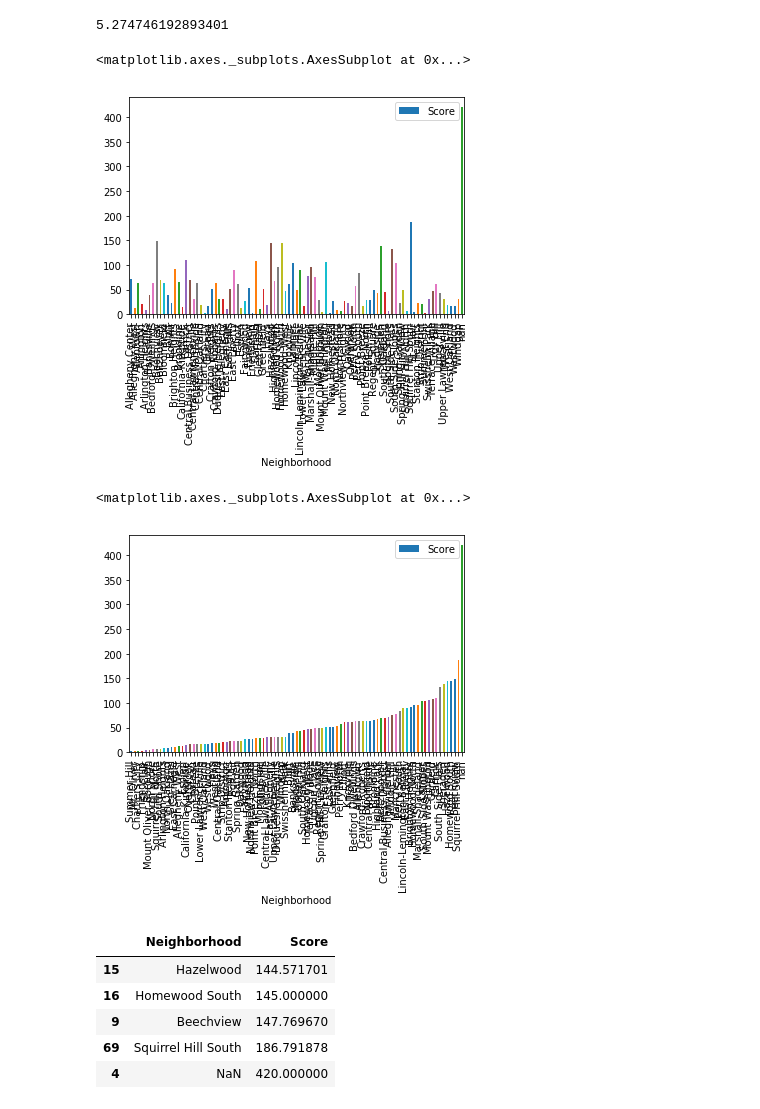
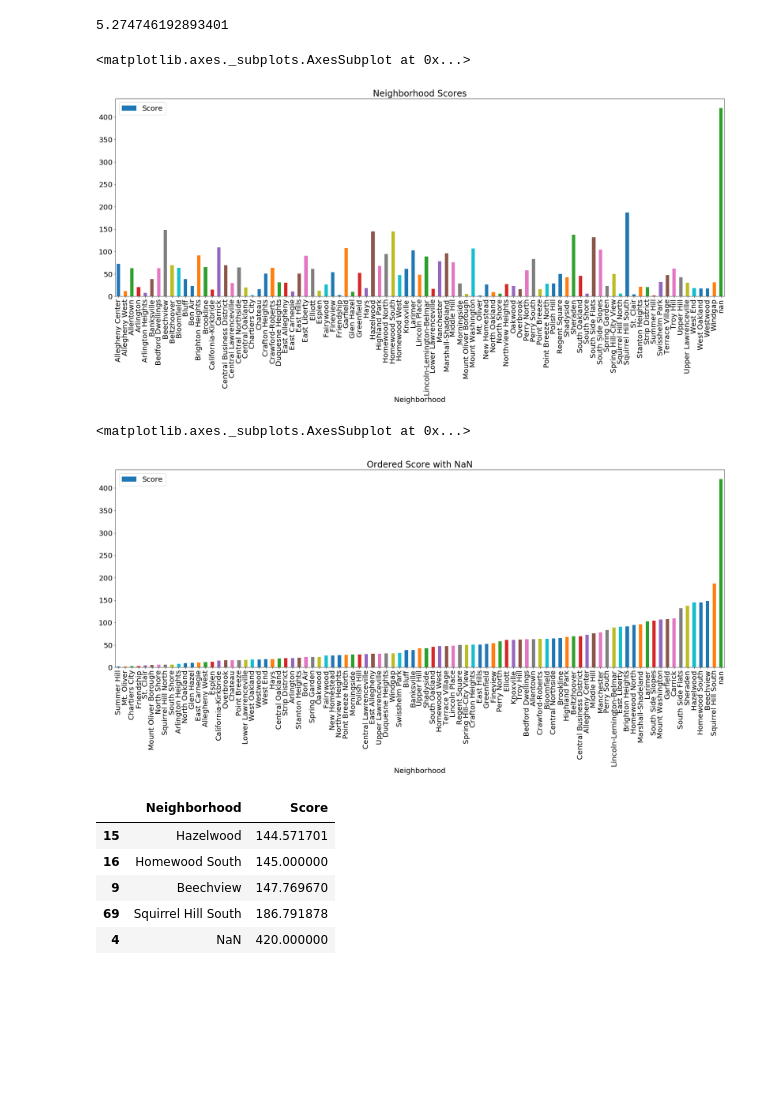
Before and after one commit to djb179/Playground-Penguins, a Jupyter notebook: main.ipynb, the cells around one changed output. Drawn from its saved outputs; the diff is of its cells as text; code cells hidden in the pictures; blank space fills up the shorter version.

```diff
--- a/main.ipynb
+++ b/main.ipynb
@@ -71,18 +75,18 @@ for elem in playGs["neighborhood"]:
 # %% [output]
 5.274746192893401
 # %%
-df = pd.DataFrame(list(neighborhoods.items()))
-df.columns = ['Neighborhood', 'Score']
-df = df.sort_values('Neighborhood')
-df.plot.bar(x = 'Neighborhood', y = 'Score')
+df = pd.DataFrame(list(neighborhoods.items())) #creating a dataframe to store items from the neighborhoods dictionary for sorting.
+df.columns = ['Neighborhood', 'Score']  #sorting into columns of neighborhood, score.
+df = df.sort_values('Neighborhood') #sorting neighborhoods alphabetically.
+df.plot.bar(figsize = (30,10), x = 'Neighborhood', y = 'Score', title = "Neighborhood Scores") #graphing the dataframe with neighborhoods on the x and the total "score" on the y.
 # %% [output]
 <matplotlib.axes._subplots.AxesSubplot at 0x...>
-[figure, old version]
+[figure, new version]
 # %%
-df = df.sort_values('Score')
-df.plot.bar(x = 'Neighborhood', y = 'Score')
+df = df.sort_values('Score') #sorting the dataframe by score from lowest to highest.
+df.plot.bar(figsize = (30,10), x = 'Neighborhood', y = 'Score', title = "Ordered Score with NaN") #graphing the sorted graph.
 ##Graph mat plotlib
 # %% [output]
 <matplotlib.axes._subplots.AxesSubplot at 0x...>
-[figure, old version]
+[figure, new version]
 # %%
```
Also changed, not shown: parts of 13 cells of this notebook.
